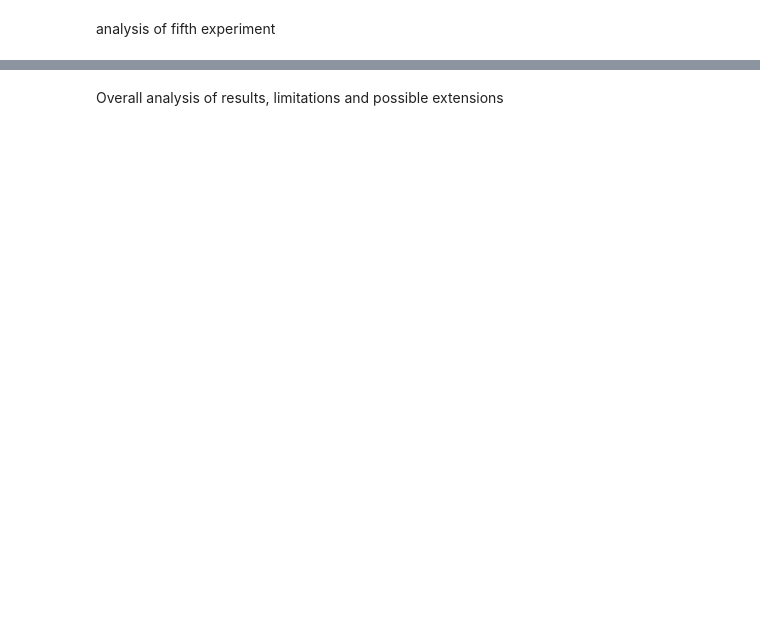
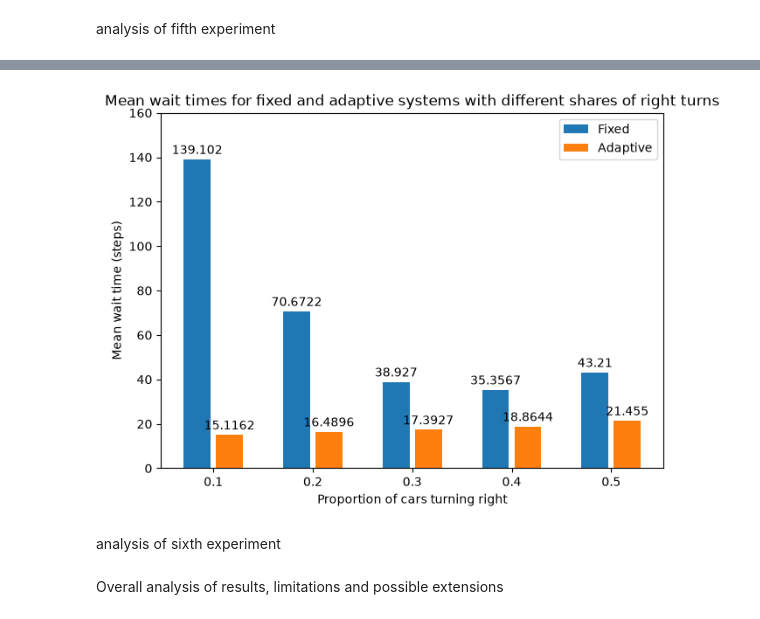
Before and after one commit to phattydumpling/CITS4403-Project, a Jupyter notebook: notebooks/Results/Analysis.ipynb, the cells around one changed output, grey strips where cells are left out. Cells and saved outputs as stored; diff of their text form; code cells hidden in the pictures; blank space fills up the shorter version.

```diff
--- a/notebooks/Results/Analysis.ipynb
+++ b/notebooks/Results/Analysis.ipynb
@@ -187,2 +193,26 @@ analysis of fifth experiment
+# %%
+res=[]
+for item in avg_data[46:56]:
+    res.append(item[3])
+
+demands = (0.1, 0.2, 0.3, 0.4, 0.5)
+averages = { "Fixed": tuple(res[0:5]), "Adaptive": tuple(res[5:10])}
+
+fig, ax = plt.subplots(layout="constrained")
+res = ax.grouped_bar(averages, tick_labels=demands, bar_spacing=0.2)
+for container in res.bar_containers:
+    ax.bar_label(container, padding=2)
+
+ax.set_xlabel("Proportion of cars turning right")
+ax.set_ylabel("Mean wait time (steps)")
+ax.set_title("Mean wait times for fixed and adaptive systems with different shares of right turns")
+ax.legend(loc="upper right")
+ax.set_ylim(0, 160)
+
+plt.show()
+# %% [output]
+[figure, added]
+# %% [markdown]
+analysis of sixth experiment
 # %% [markdown]
 Overall analysis of results, limitations and possible extensions
```
Also changed, not shown: parts of 4 cells of this notebook, 3 other files.
